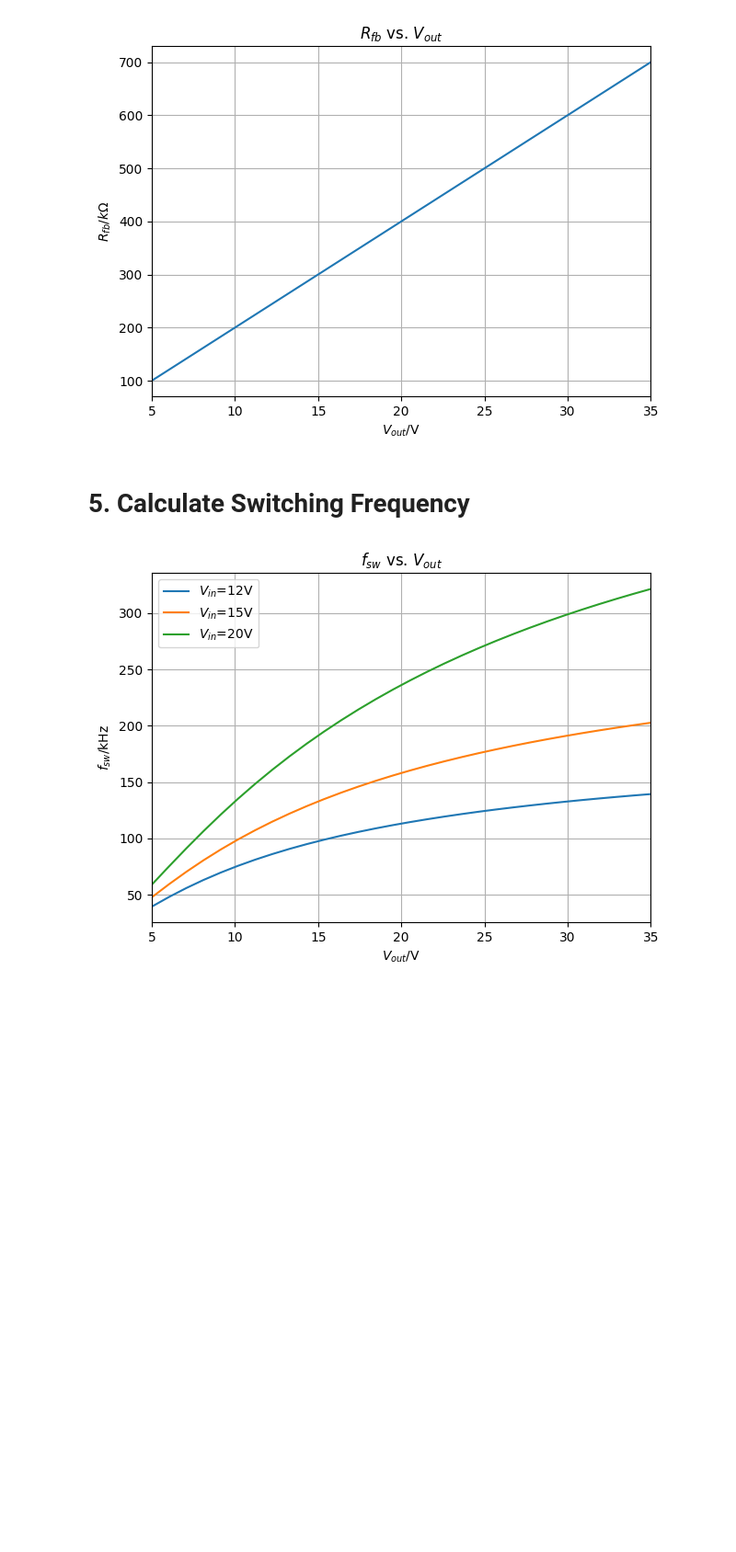
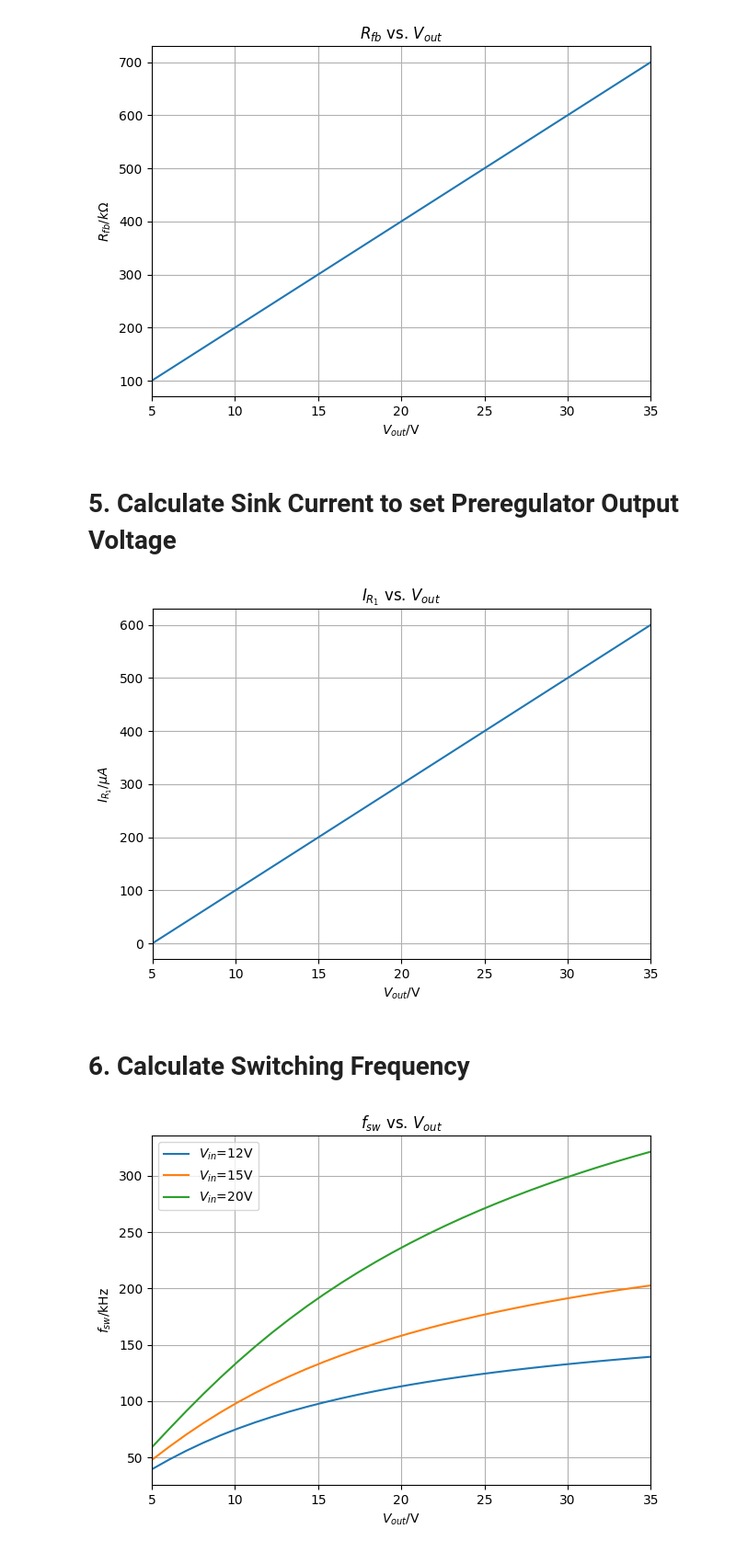
Before and after one commit to juulsA/usb-c-pd-vps, a Jupyter notebook: calculations/usb-c-pd-vps.ipynb, the cells around one changed output. Shown at 92% size. Cells and saved outputs as stored; diff of their text form; code cells hidden in the pictures; blank space fills up the shorter version.

Commit message:
changed voltage regulation (preregulator)

```diff
--- a/calculations/usb-c-pd-vps.ipynb
+++ b/calculations/usb-c-pd-vps.ipynb
@@ -113,8 +113,32 @@ plt.tight_layout()
 plt.show()
 # %% [output]
 [figure]
+# %% [markdown]
+# 5. Calculate Sink Current to set Preregulator Output Voltage
+# %%
+import numpy as np
+import matplotlib.pyplot as plt
+
+v_out = np.linspace(5,35,30)
+n_ps = 2
+r_fb = 100e3
+i_rfb = 100e-6
+
+i_r1 = (v_out * n_ps) / r_fb - i_rfb
+
+plt.plot(v_out, i_r1 / 1e-6)
+
+plt.xlabel('$V_{out}$/V')
+plt.ylabel('$I_{R_1}/\mu A$')
+plt.title('$I_{R_1}$ vs. $V_{out}$')
+plt.xlim(np.min(v_out),np.max(v_out))
+plt.grid(True)
+plt.tight_layout()
+plt.show()
+# %% [output]
+[figure, added]
 # %% [markdown]
-# 5. Calculate Switching Frequency
+# 6. Calculate Switching Frequency
 # %%
 l_pri_design = 8e-6
 
```
Also changed, not shown: 5 other files.
